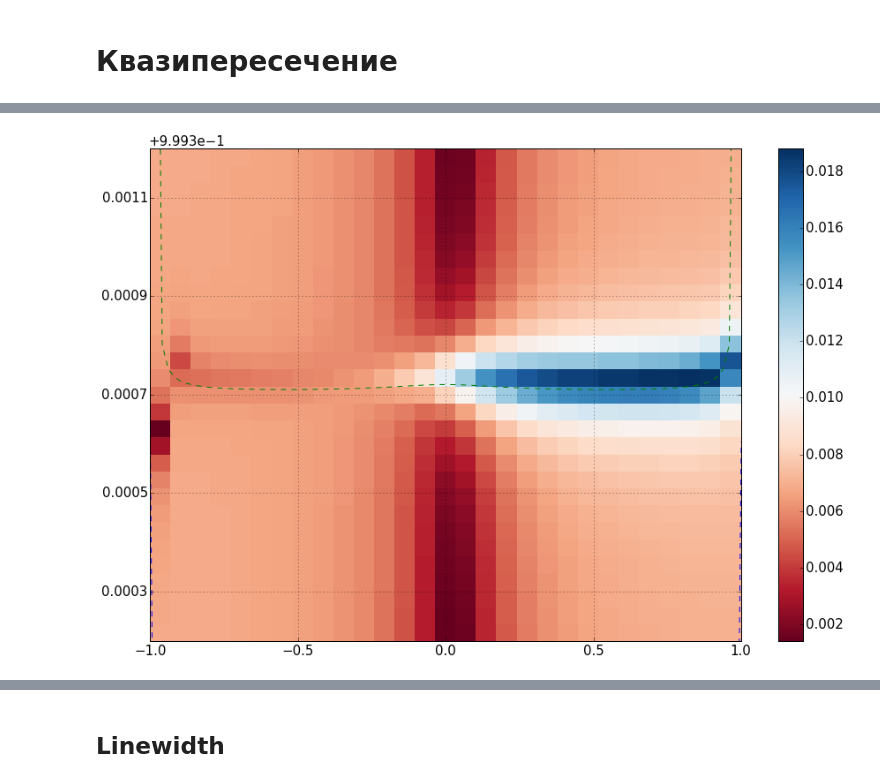
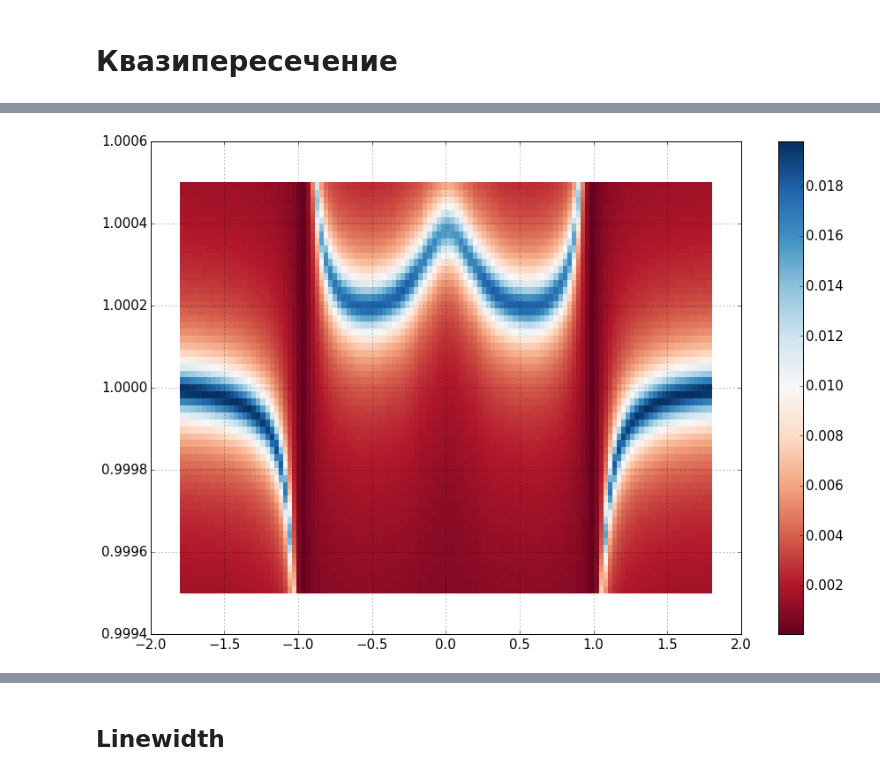
Before and after one commit to vdrhtc/Thesis-simulations, a Jupyter notebook: Quantum dynamics.ipynb, the cells around one changed output, grey strips where cells are left out. Drawn from its saved outputs; the diff is of its cells as text; code cells hidden in the pictures.

```diff
--- a/Quantum dynamics.ipynb
+++ b/Quantum dynamics.ipynb
@@ -40,6 +41,7 @@ delta = 0
 kappa=0.01
 gamma_deph = 0.01
 gamma_rel = 0.01
+thermal_omega = 0.1*omega_r
 
 def a():
     return destroy(N)
@@ -49,7 +51,7 @@ def build_H_undr(omega_q = 0.6*omega_r, delta = 0):
     H_r = tensor(omega_r*(1/2+a().dag()*a()), identity(2))
     H_int = g*tensor(a() + a().dag(), delta/sqrt(omega_q**2+delta**2)*sigmaz()-
                      omega_q/sqrt(omega_q**2+delta**2)*sigmax())
-    return H_q+H_r +H_int
+    return H_q+H_r+H_int
 
 def build_H_undr_test(omega_q = 0.6*omega_r, delta = 0):
     H_r = tensor((1/2 + a().dag()*a())*omega_r, identity(2))
@@ -62,7 +64,8 @@ def build_H_dr_fl():
     return [A*tensor(destroy(N)+create(N), identity(2)), "np.sin(omega_f*t)"]
 
 def build_H_dr(t_on=0, t_off=1000):
-    return [A*tensor(destroy(N)+create(N), identity(2)), "np.sin(omega_f*t)/(1+np.exp(-t+%d))/(1+np.exp(t-%d))"%(t_on, t_off)]
+    return [A*tensor(destroy(N)+create(N), identity(2)),
+            "np.sin(omega_f*t)/(1+np.exp(-t+%d))/(1+np.exp(t-%d))"%(t_on, t_off)]
 
 def build_H_dr_q(t_on=200, t_off=231):
     return [B*tensor(identity(N), sigmax()), "np.sin(omega_f_q*t)/(1+np.exp(-t+%d))/(1+np.exp(t-%d))"%(t_on, t_off)]
@@ -71,9 +74,15 @@ def build_H_dr_q(t_on=200, t_off=231):
 
 def build_H():
     return [build_H_undr(), build_H_dr()]
-def build_c_ops():
-    return [tensor(identity(N), sqrt(gamma_rel)*sigmam()), tensor(identity(N), sqrt(gamma_deph)*sigmaz()),
-            tensor(sqrt(kappa)*destroy(N), identity(2))]
+
+def n_av(omega):
+    return 1/(np.exp(omega/thermal_omega)-1)
+def build_c_ops(omega_q=0.1*omega_r, delta=0):
+    return [tensor(sqrt(kappa*(n_av(omega_r)))*create(N), identity(2)),
+            tensor(sqrt(kappa*(n_av(omega_r)+1))*destroy(N), identity(2)),
+            tensor(identity(N), sqrt(gamma_rel*(n_av(sqrt(omega_q**2+delta**2))+1))*sigmam()),
+            tensor(identity(N), sqrt(gamma_rel*n_av(sqrt(omega_q**2+delta**2)))*sigmap()),
+            tensor(identity(N), sqrt(gamma_deph)*sigmaz())]
 # %% [markdown]
 ### Расчет стационарных состояний
 # %%
@@ -368,5 +362,6 @@ array([[  4.61422429e-05,   4.59488953e-05,   4.56946469e-05, ...,
 # %%
-data2 = np.zeros((len(omega_fs), len(deltas)))
+data2 = np.zeros((len(omega_fs),len(deltas))).T# 2*len(deltas)-1)).T
 for idx, result in enumerate(results):
     for idx2 in range(0,len(omega_fs)):
-        data2[idx, idx2] = abs(result[idx2])**2
+        data2[idx, idx2] = abs(result[idx2])
+#         data2[len(deltas)-1-idx, idx2] = abs(result[idx2])
@@ -382,0 +409,8 @@ for delta in X:
+# %%
+import pickle
+with open("anticrossing_big_coupling2.pkl", "w+b") as f:
+    pickle.dump((np.concatenate((-deltas[::-1],deltas[1:]))/omega_r, omega_fs/omega_r, data2, description("anticrossing_big_coupling")), f)
+# %%
+import pickle
+with open("anticrossing_big_coupling.pkl", "r+b") as f:
+    loaded = pickle.load(f)
@@ -383,12 +430,12 @@ for delta in X:
 # %%
-XX, YY = np.meshgrid(deltas/omega_r, omega_fs/omega_r)
-plt.pcolor(XX, YY, data2.T, cmap="RdBu")#, 200, cmap="RdBu")#, norm=MidpointNorm(3, vmin=1, vmax = 4.5))#, cmap='RdBu_r')
-plt.plot(X/omega_r, np.array(freqs1)/omega_r, "--")
-plt.plot(X/omega_r, np.array(freqs2)/omega_r, "--")
+XX, YY = np.meshgrid(loaded[0], loaded[1])
+plt.pcolor(XX, YY, loaded[2].T, cmap="RdBu")#, 200, cmap="RdBu")#, norm=MidpointNorm(3, vmin=1, vmax = 4.5))#, cmap='RdBu_r')
+# plt.plot(X/omega_r, np.array(freqs1)/omega_r, "--")
+# plt.plot(X/omega_r, np.array(freqs2)/omega_r, "--")
 plt.gcf().set_size_inches(15,10)
-plt.xlim(-1.0, 1)
-plt.ylim(0.9995, 1.0005)
+# plt.xlim(.96, 1)
+# plt.ylim(0.997, 1.003)
 plt.colorbar()
 plt.grid()
 # %% [output]
-[figure, old version]
+[figure, new version]
```
Also changed, not shown: parts of 82 cells of this notebook, 3 other files.
